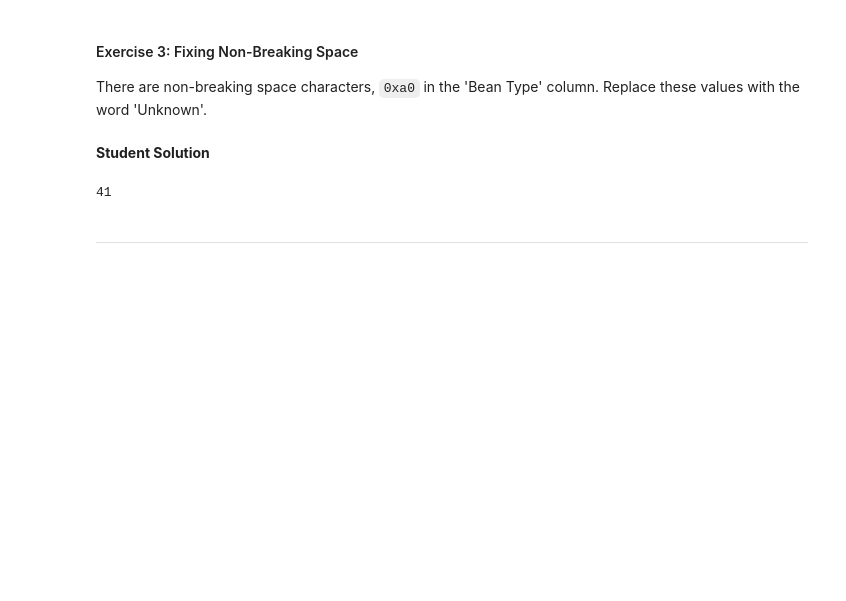
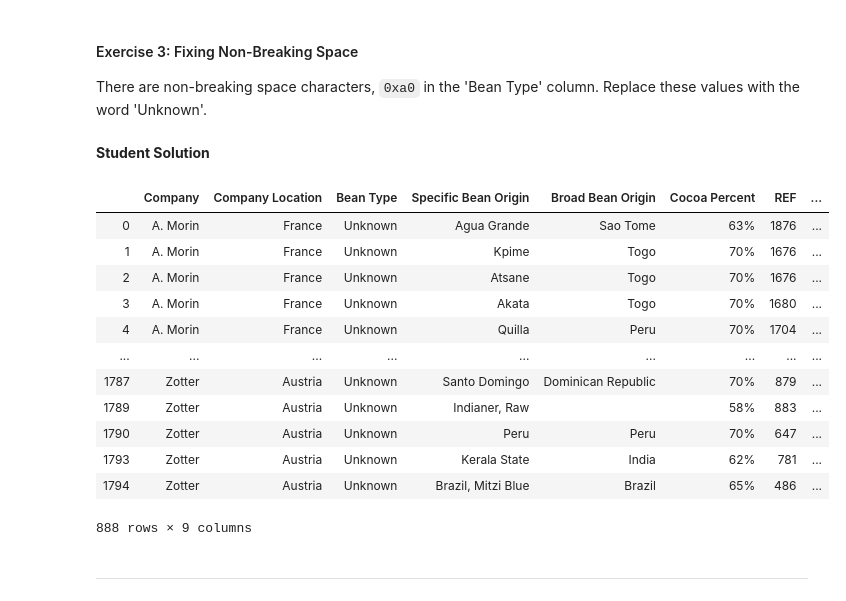
Before and after one commit to rofifahnurul/bangkit-exercise, a Jupyter notebook: Exploratory_Data_Analysis_1.ipynb, the cells around one changed output. Drawn from its saved outputs; the diff is of its cells as text; code cells hidden in the pictures; blank space fills up the shorter version.

```diff
--- a/Exploratory_Data_Analysis_1.ipynb
+++ b/Exploratory_Data_Analysis_1.ipynb
@@ -503,12 +492,25 @@ There are non-breaking space characters, `0xa0` in the 'Bean Type' column. Repla
 **Student Solution**
 # %%
 # Your Code Goes Here
-df.loc[df['Bean Type'] == chr(0xa0)] = 'Unknown'
+df.loc[df['Bean Type'] == chr(0xa0), 'Bean Type'] = 'Unknown'
 
 #Check
+#df[df['Bean Type'] == 'Unknown']
 #df['Bean Type'].unique().size
 # %% [output]
+|  | Company | Company Location | Bean Type | Specific Bean Origin | Broad Bean Origin | Cocoa Percent | REF | ... |
+| 0 | A. Morin | France | Unknown | Agua Grande | Sao Tome | 63% | 1876 | ... |
+| 1 | A. Morin | France | Unknown | Kpime | Togo | 70% | 1676 | ... |
+| 2 | A. Morin | France | Unknown | Atsane | Togo | 70% | 1676 | ... |
+| 3 | A. Morin | France | Unknown | Akata | Togo | 70% | 1680 | ... |
+| 4 | A. Morin | France | Unknown | Quilla | Peru | 70% | 1704 | ... |
+| ... | ... | ... | ... | ... | ... | ... | ... | ... |
+| 1787 | Zotter | Austria | Unknown | Santo Domingo | Dominican Republic | 70% | 879 | ... |
+| 1789 | Zotter | Austria | Unknown | Indianer, Raw |  | 58% | 883 | ... |
+| 1790 | Zotter | Austria | Unknown | Peru | Peru | 70% | 647 | ... |
+| 1793 | Zotter | Austria | Unknown | Kerala State | India | 62% | 781 | ... |
+| 1794 | Zotter | Austria | Unknown | Brazil, Mitzi Blue | Brazil | 65% | 486 | ... |
-41
+888 rows × 9 columns
 # %% [markdown]
 ---
 # %% [markdown]
```
Also changed, not shown: parts of 13 cells of this notebook.
